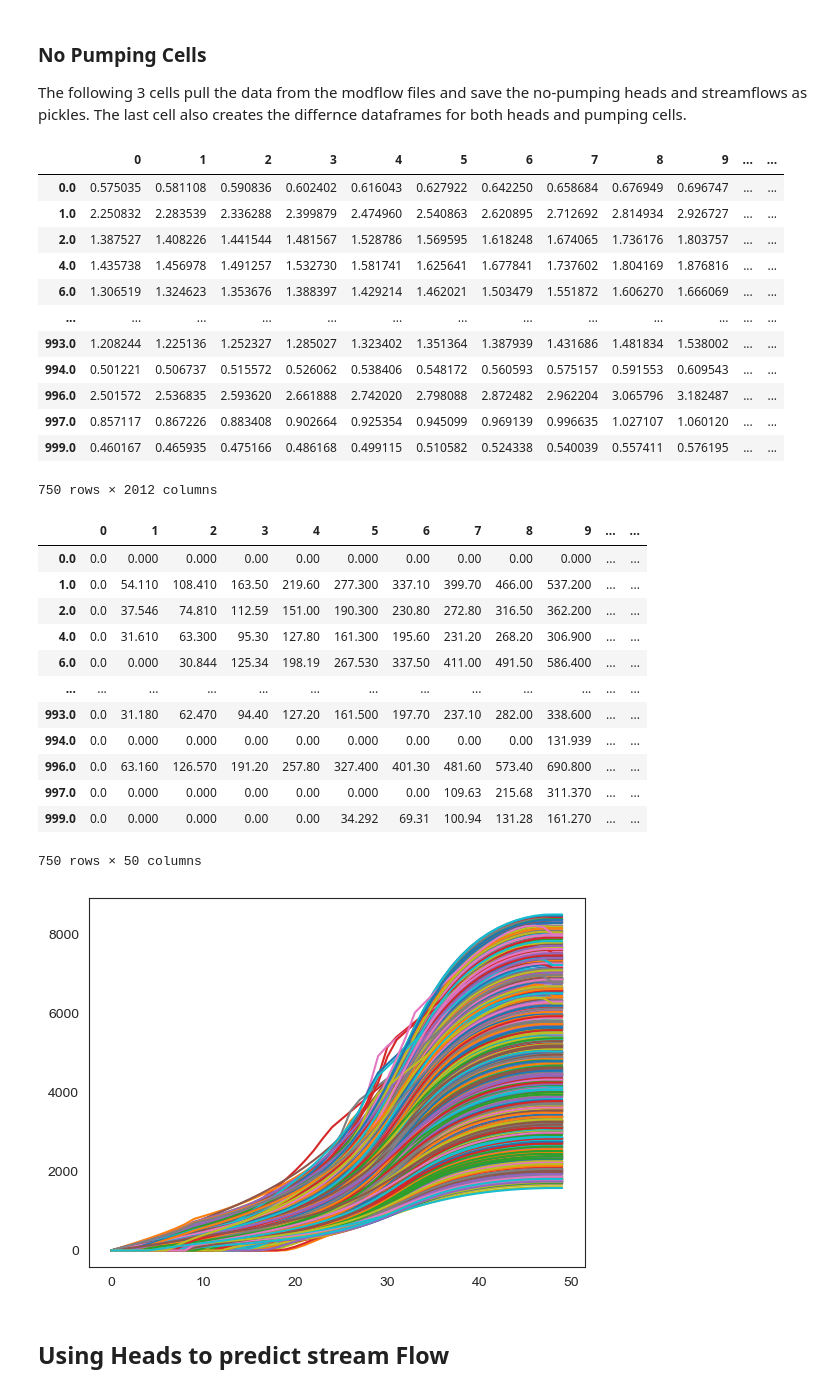
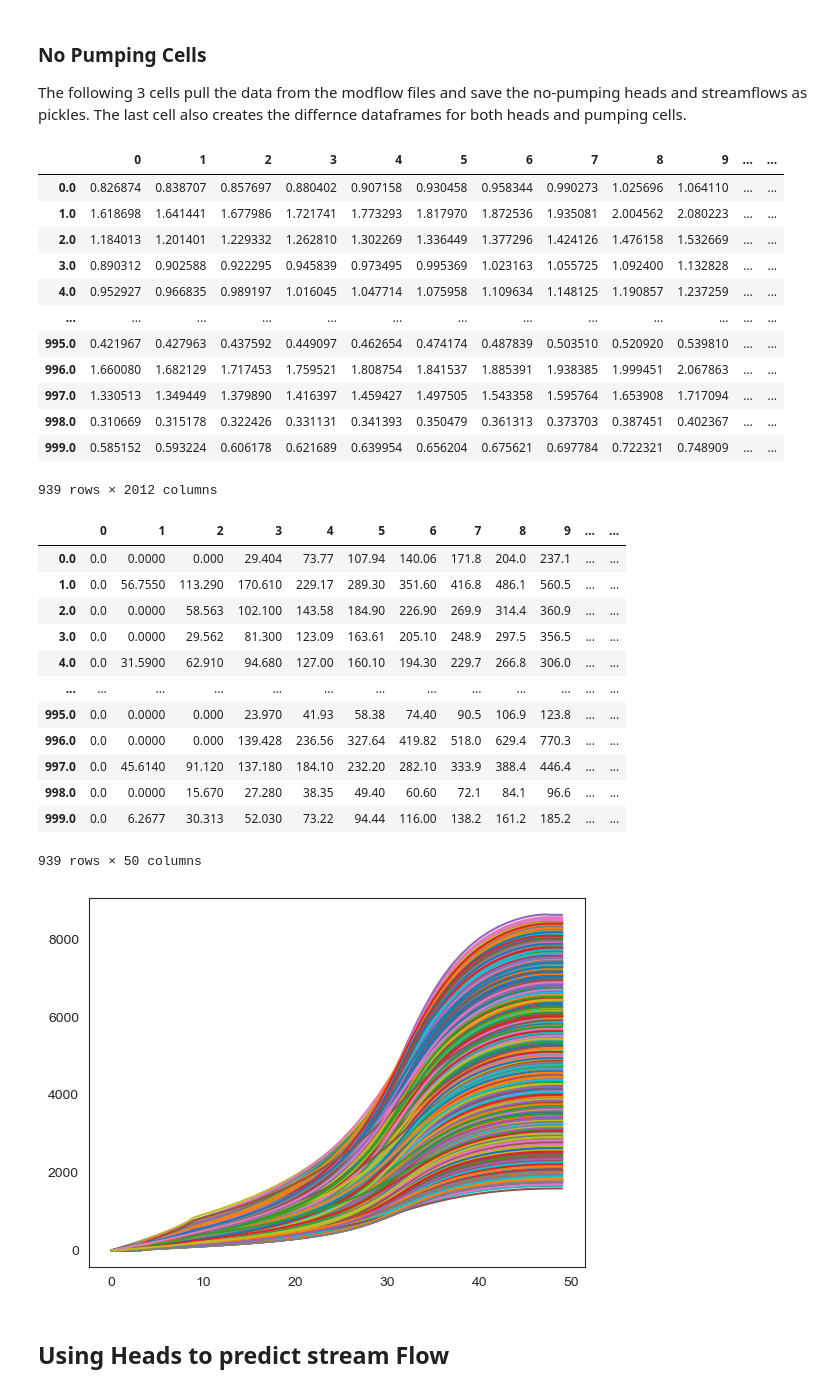
Before and after one commit to davermurray/mf-trees, a Jupyter notebook: mf-trees_SSscenario.ipynb, the cells around one changed output. Drawn from its saved outputs; the diff is of its cells as text; code cells hidden in the pictures.

```diff
--- a/mf-trees_SSscenario.ipynb
+++ b/mf-trees_SSscenario.ipynb
@@ -278,7 +281,7 @@ print(all_well_loc) #nrow, ncol
 # %%
 #Get Head data for All active wells
 
-error_list = np.loadtxt("mf_notebooks/ErrorSS_SfrWell1000Test11.txt")
+error_list = np.loadtxt("mf_notebooks/ErrorSS_SfrWell1000Test9.txt")
 eidx = np.array(error_list)[:,0].astype(int)
 #print(eidx)
 temprange = np.arange(1000)
@@ -297,7 +300,7 @@ well_error_sim = []
 #well_error_num = []
 for j, i in enumerate(error_free):
 #for j, i in enumerate(df_flow.index):
-    modelname = "ScenarioSfrWell1000Test11_"+str(i)
+    modelname = "ScenarioSfrWell1000Test9_"+str(i)
     headobj = flopy.utils.binaryfile.HeadFile(modws+'/'+modelname+'.hds')
     head = headobj.get_alldata(nodata=0)#-9.9998999e+02)
 
@@ -314,7 +317,7 @@ well_head_df = well_head_df.loc[new_zone.index]
 
 print(len(well_head_df.index))
 
-well_head_df.to_pickle('outputs/heads/WellHead_SS1000test11.pkl')
+well_head_df.to_pickle('outputs/heads/WellHead_SS1000Test9.pkl')
 # %% [output]
 957
 # %%
@@ -323,7 +326,7 @@ well_head_df.to_pickle('outputs/heads/WellHead_SS1000test11.pkl')
 #if not pulling new heads
 #well_head_df = pd.read_pickle('outputs/heads/WellHead_SS.pkl')
 #well_head_df= pd.read_pickle('outputs/heads/WellHead_SStest5.pkl')
-well_head_df= pd.read_pickle('outputs/heads/WellHead_SS1000test11.pkl')
+well_head_df= pd.read_pickle('outputs/heads/WellHead_SS1000Test9.pkl')
 
 #well_head_df= pd.read_pickle('WellHead_SStest5.pkl')
 
@@ -350,12 +353,12 @@ The following 3 cells pull the data from the modflow files and save the no-pumpi
 # %%
 #Pulling head values for runs without pumping
 #using the pumping simulations df index to match
-members = np.loadtxt("mf_notebooks/ModflowSfrWellOutput1000Test7NoPumping.txt")
+members = np.loadtxt("mf_notebooks/ModflowSfrWellOutput1000Test9NoPumping.txt")
 well_head = np.empty((len(members),all_well_loc.shape[0]))
 
 for j, i in enumerate(members):
 #for j, i in enumerate(df_flow.index):
-    modelname = "ScenarioSfrWell1000Test7NoPumping_"+str(int(i))
+    modelname = "ScenarioSfrWell1000Test9NoPumping_"+str(int(i))
     headobj = flopy.utils.binaryfile.HeadFile(modws+'/'+modelname+'.hds')
     head = headobj.get_alldata(nodata=0)#-9.9998999e+02)
 
@@ -365,62 +368,62 @@ for j, i in enumerate(members):
 No_pumping_well_head_df = pd.DataFrame(well_head, index = members)
 
 #save to pickle
-No_pumping_well_head_df.to_pickle('outputs/heads/WellHead_SS1000test10NoPumping.pkl')
+No_pumping_well_head_df.to_pickle('outputs/heads/WellHead_SS1000Test9NoPumping.pkl')
 # %%
 #Pulling out the values from the SFR file for the No Pumping runs
 NoPumpQ = np.ndarray((len(members),50))
 for j,i in enumerate(members):
-    modelname = "/ScenarioSfrWell1000Test10NoPumping_"+str(int(i))
+    modelname = "/ScenarioSfrWell1000Test9NoPumping_"+str(int(i))
     sfrout = SfrFile(modws+'\\'+modelname+'.sfr.out')
     Sfrdf = sfrout.get_dataframe()
     NoPumpQ[j] = Sfrdf.Qout[:]
 
 NoPumpingReachQ = pd.DataFrame(NoPumpQ, index = members)
 
-NoPumpingReachQ.to_pickle('outputs/SS_reachQ1000_test10NoPumping.pkl')
+NoPumpingReachQ.to_pickle('outputs/SS_reachQ1000_Test9NoPumping.pkl')
 #plt.yscale('log')
 # %%
 #Calculating the difference in heads from the wells and in the flows from with the well and without
-NoPumpingReachQ = pd.read_pickle('outputs/SS_reachQ1000_test7NoPumping.pkl')
-No_pumping_well_head_df = pd.read_pickle('outputs/heads/WellHead_SS1000test7NoPumping.pkl')
-members = np.loadtxt("mf_notebooks/ModflowSfrWellOutput1000Test7NoPumping.txt")
+NoPumpingReachQ = pd.read_pickle('outputs/SS_reachQ1000_test9NoPumping.pkl')
+No_pumping_well_head_df = pd.read_pickle('outputs/heads/WellHead_SS1000test9NoPumping.pkl')
+members = np.loadtxt("mf_notebooks/ModflowSfrWellOutput1000Test9NoPumping.txt")
 
 diff_head_df = No_pumping_well_head_df - well_head_df.loc[members.astype('int')]
 diff_reachq_df = NoPumpingReachQ - ReachQdf.loc[members.astype('int')]
 
 #diff_head_df = diff_head_df.round(0)
 display(diff_head_df)
 display(diff_reachq_df)
 for i in members:
     diff_reachq_df.loc[i].plot()
 # %% [output]
 |  | 0 | 1 | 2 | 3 | 4 | 5 | 6 | 7 | 8 | 9 | ... | ... |
-| 0.0 | 0.575035 | 0.581108 | 0.590836 | 0.602402 | 0.616043 | 0.627922 | 0.642250 | 0.658684 | 0.676949 | 0.696747 | ... | ... |
-| 1.0 | 2.250832 | 2.283539 | 2.336288 | 2.399879 | 2.474960 | 2.540863 | 2.620895 | 2.712692 | 2.814934 | 2.926727 | ... | ... |
-| 2.0 | 1.387527 | 1.408226 | 1.441544 | 1.481567 | 1.528786 | 1.569595 | 1.618248 | 1.674065 | 1.736176 | 1.803757 | ... | ... |
-| 4.0 | 1.435738 | 1.456978 | 1.491257 | 1.532730 | 1.581741 | 1.625641 | 1.677841 | 1.737602 | 1.804169 | 1.876816 | ... | ... |
-| 6.0 | 1.306519 | 1.324623 | 1.353676 | 1.388397 | 1.429214 | 1.462021 | 1.503479 | 1.551872 | 1.606270 | 1.666069 | ... | ... |
+| 0.0 | 0.826874 | 0.838707 | 0.857697 | 0.880402 | 0.907158 | 0.930458 | 0.958344 | 0.990273 | 1.025696 | 1.064110 | ... | ... |
+| 1.0 | 1.618698 | 1.641441 | 1.677986 | 1.721741 | 1.773293 | 1.817970 | 1.872536 | 1.935081 | 2.004562 | 2.080223 | ... | ... |
+| 2.0 | 1.184013 | 1.201401 | 1.229332 | 1.262810 | 1.302269 | 1.336449 | 1.377296 | 1.424126 | 1.476158 | 1.532669 | ... | ... |
+| 3.0 | 0.890312 | 0.902588 | 0.922295 | 0.945839 | 0.973495 | 0.995369 | 1.023163 | 1.055725 | 1.092400 | 1.132828 | ... | ... |
+| 4.0 | 0.952927 | 0.966835 | 0.989197 | 1.016045 | 1.047714 | 1.075958 | 1.109634 | 1.148125 | 1.190857 | 1.237259 | ... | ... |
 | ... | ... | ... | ... | ... | ... | ... | ... | ... | ... | ... | ... | ... |
-| 993.0 | 1.208244 | 1.225136 | 1.252327 | 1.285027 | 1.323402 | 1.351364 | 1.387939 | 1.431686 | 1.481834 | 1.538002 | ... | ... |
-| 994.0 | 0.501221 | 0.506737 | 0.515572 | 0.526062 | 0.538406 | 0.548172 | 0.560593 | 0.575157 | 0.591553 | 0.609543 | ... | ... |
-| 996.0 | 2.501572 | 2.536835 | 2.593620 | 2.661888 | 2.742020 | 2.798088 | 2.872482 | 2.962204 | 3.065796 | 3.182487 | ... | ... |
-| 997.0 | 0.857117 | 0.867226 | 0.883408 | 0.902664 | 0.925354 | 0.945099 | 0.969139 | 0.996635 | 1.027107 | 1.060120 | ... | ... |
-| 999.0 | 0.460167 | 0.465935 | 0.475166 | 0.486168 | 0.499115 | 0.510582 | 0.524338 | 0.540039 | 0.557411 | 0.576195 | ... | ... |
+| 995.0 | 0.421967 | 0.427963 | 0.437592 | 0.449097 | 0.462654 | 0.474174 | 0.487839 | 0.503510 | 0.520920 | 0.539810 | ... | ... |
+| 996.0 | 1.660080 | 1.682129 | 1.717453 | 1.759521 | 1.808754 | 1.841537 | 1.885391 | 1.938385 | 1.999451 | 2.067863 | ... | ... |
+| 997.0 | 1.330513 | 1.349449 | 1.379890 | 1.416397 | 1.459427 | 1.497505 | 1.543358 | 1.595764 | 1.653908 | 1.717094 | ... | ... |
+| 998.0 | 0.310669 | 0.315178 | 0.322426 | 0.331131 | 0.341393 | 0.350479 | 0.361313 | 0.373703 | 0.387451 | 0.402367 | ... | ... |
+| 999.0 | 0.585152 | 0.593224 | 0.606178 | 0.621689 | 0.639954 | 0.656204 | 0.675621 | 0.697784 | 0.722321 | 0.748909 | ... | ... |
-750 rows × 2012 columns
+939 rows × 2012 columns
 |  | 0 | 1 | 2 | 3 | 4 | 5 | 6 | 7 | 8 | 9 | ... | ... |
-| 0.0 | 0.0 | 0.000 | 0.000 | 0.00 | 0.00 | 0.000 | 0.00 | 0.00 | 0.00 | 0.000 | ... | ... |
-| 1.0 | 0.0 | 54.110 | 108.410 | 163.50 | 219.60 | 277.300 | 337.10 | 399.70 | 466.00 | 537.200 | ... | ... |
-| 2.0 | 0.0 | 37.546 | 74.810 | 112.59 | 151.00 | 190.300 | 230.80 | 272.80 | 316.50 | 362.200 | ... | ... |
-| 4.0 | 0.0 | 31.610 | 63.300 | 95.30 | 127.80 | 161.300 | 195.60 | 231.20 | 268.20 | 306.900 | ... | ... |
-| 6.0 | 0.0 | 0.000 | 30.844 | 125.34 | 198.19 | 267.530 | 337.50 | 411.00 | 491.50 | 586.400 | ... | ... |
+| 0.0 | 0.0 | 0.0000 | 0.000 | 29.404 | 73.77 | 107.94 | 140.06 | 171.8 | 204.0 | 237.1 | ... | ... |
+| 1.0 | 0.0 | 56.7550 | 113.290 | 170.610 | 229.17 | 289.30 | 351.60 | 416.8 | 486.1 | 560.5 | ... | ... |
+| 2.0 | 0.0 | 0.0000 | 58.563 | 102.100 | 143.58 | 184.90 | 226.90 | 269.9 | 314.4 | 360.9 | ... | ... |
+| 3.0 | 0.0 | 0.0000 | 29.562 | 81.300 | 123.09 | 163.61 | 205.10 | 248.9 | 297.5 | 356.5 | ... | ... |
+| 4.0 | 0.0 | 31.5900 | 62.910 | 94.680 | 127.00 | 160.10 | 194.30 | 229.7 | 266.8 | 306.0 | ... | ... |
 | ... | ... | ... | ... | ... | ... | ... | ... | ... | ... | ... | ... | ... |
-| 993.0 | 0.0 | 31.180 | 62.470 | 94.40 | 127.20 | 161.500 | 197.70 | 237.10 | 282.00 | 338.600 | ... | ... |
-| 994.0 | 0.0 | 0.000 | 0.000 | 0.00 | 0.00 | 0.000 | 0.00 | 0.00 | 0.00 | 131.939 | ... | ... |
-| 996.0 | 0.0 | 63.160 | 126.570 | 191.20 | 257.80 | 327.400 | 401.30 | 481.60 | 573.40 | 690.800 | ... | ... |
-| 997.0 | 0.0 | 0.000 | 0.000 | 0.00 | 0.00 | 0.000 | 0.00 | 109.63 | 215.68 | 311.370 | ... | ... |
-| 999.0 | 0.0 | 0.000 | 0.000 | 0.00 | 0.00 | 34.292 | 69.31 | 100.94 | 131.28 | 161.270 | ... | ... |
+| 995.0 | 0.0 | 0.0000 | 0.000 | 23.970 | 41.93 | 58.38 | 74.40 | 90.5 | 106.9 | 123.8 | ... | ... |
+| 996.0 | 0.0 | 0.0000 | 0.000 | 139.428 | 236.56 | 327.64 | 419.82 | 518.0 | 629.4 | 770.3 | ... | ... |
+| 997.0 | 0.0 | 45.6140 | 91.120 | 137.180 | 184.10 | 232.20 | 282.10 | 333.9 | 388.4 | 446.4 | ... | ... |
+| 998.0 | 0.0 | 0.0000 | 15.670 | 27.280 | 38.35 | 49.40 | 60.60 | 72.1 | 84.1 | 96.6 | ... | ... |
+| 999.0 | 0.0 | 6.2677 | 30.313 | 52.030 | 73.22 | 94.44 | 116.00 | 138.2 | 161.2 | 185.2 | ... | ... |
-750 rows × 50 columns
+939 rows × 50 columns
-[figure, old version]
+[figure, new version]
 # %% [markdown]
 ## Using Heads to predict stream Flow
 # %%
```
Also changed, not shown: parts of 32 cells of this notebook, 6 other files.
